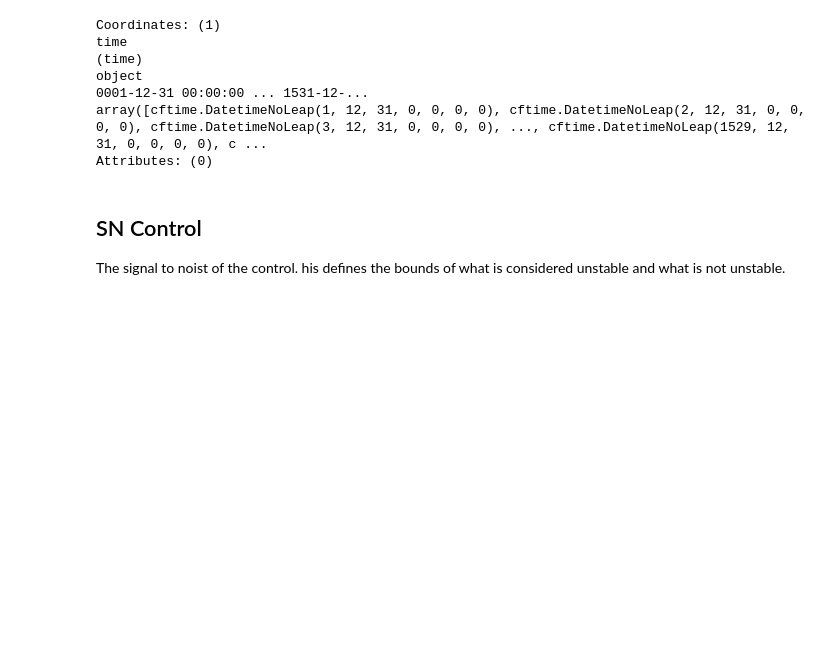
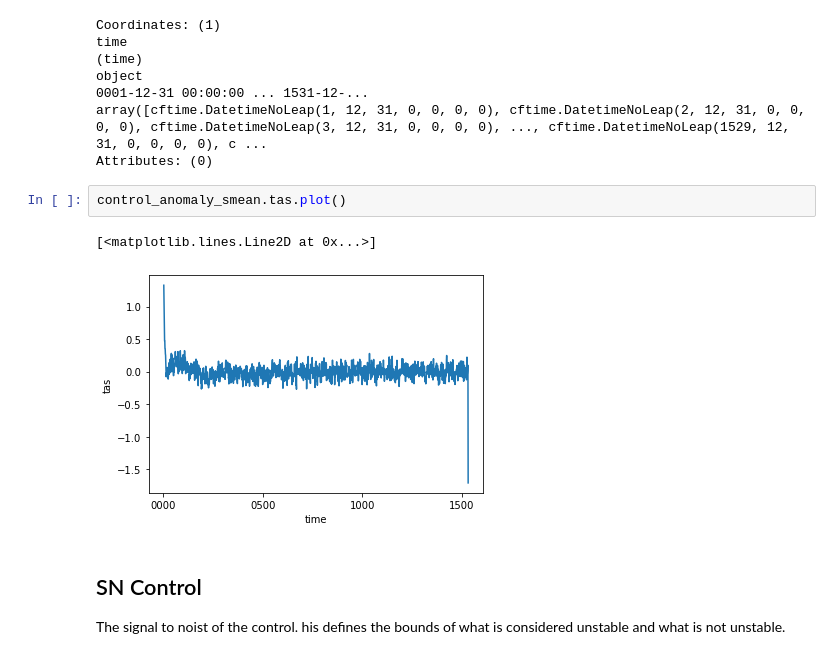
Before and after one commit to alexborowiak/PhD, a Jupyter notebook: init/22_Consecutive_and_grid_point_2.ipynb, the cells around one changed output. Drawn from its saved outputs; the diff is of its cells as text; blank space fills up the shorter version.

```diff
--- a/init/22_Consecutive_and_grid_point_2.ipynb
+++ b/init/22_Consecutive_and_grid_point_2.ipynb
@@ -150,6 +156,11 @@ object
 0001-12-31 00:00:00 ... 1531-12-...
 array([cftime.DatetimeNoLeap(1, 12, 31, 0, 0, 0, 0), cftime.DatetimeNoLeap(2, 12, 31, 0, 0, 0, 0), cftime.DatetimeNoLeap(3, 12, 31, 0, 0, 0, 0), ..., cftime.DatetimeNoLeap(1529, 12, 31, 0, 0, 0, 0), c ...
 Attributes: (0)
+# %%
+control_anomaly_smean.tas.plot()
+# %% [output]
+[<matplotlib.lines.Line2D at 0x...>]
+[figure, added]
 # %% [markdown]
 ## SN Control
 The signal to noist of the control. his defines the bounds of what is considered unstable and what is not unstable.
```
Also changed, not shown: parts of 23 cells of this notebook, 4 other files.
